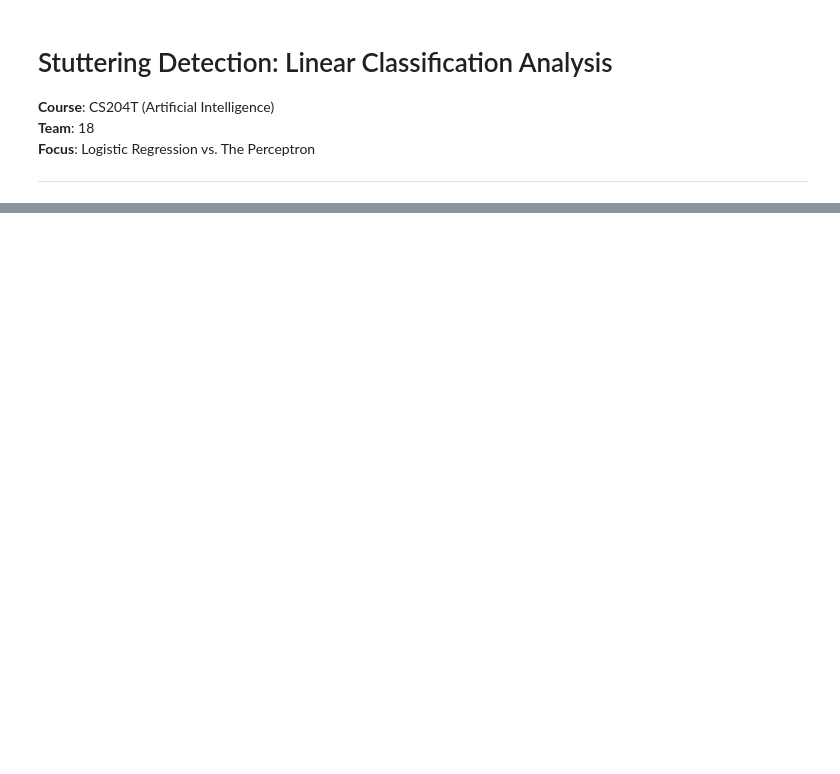
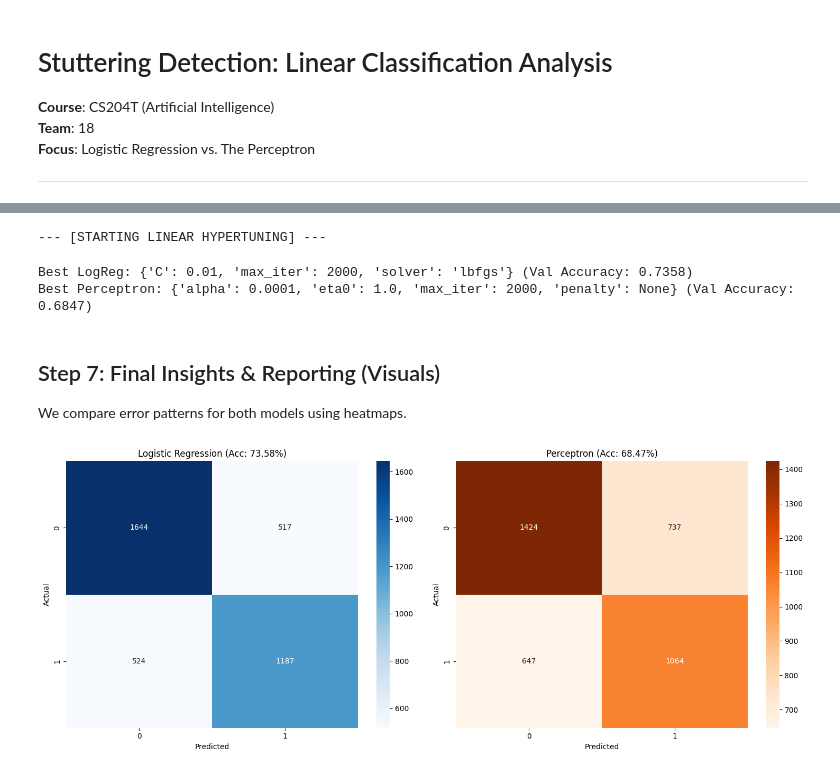
Before and after one commit to Photon-139/Stuttering-Detection-Term-Project, a Jupyter notebook: Linear_Models_Deep_Dive.ipynb, the cells around one changed output, grey strips where cells are left out. Saved outputs shown, nothing was run; the diff lists cells and outputs as text; code cells hidden in the pictures; blank space fills up the shorter version.

Commit message:
LOT of changes, added hypertuning code in the notebooks and changed the data preparation pipeline a bit and seeing better results

```diff
--- a/Linear_Models_Deep_Dive.ipynb
+++ b/Linear_Models_Deep_Dive.ipynb
@@ -136,0 +139,53 @@ True: Stutter(1)     605             1106
+# %%
+print("--- [STARTING LINEAR HYPERTUNING] ---")
+
+# 1. Combine Train + Val and create split indices
+X_combined = np.vstack((X_train_final, X_val_final))
+y_combined = np.hstack((y_train_bal, y_val))
+test_fold = np.hstack((
+    np.full(len(X_train_final), -1), # -1 = training indices
+    np.full(len(X_val_final), 0)     # 0 = validation indices (the 'fold' to test on)
+))
+pds = PredefinedSplit(test_fold=test_fold)
+
+# 2. Tune Logistic Regression
+log_grid = {'C': [0.01, 0.1, 1, 10, 100], 'solver': ['lbfgs', 'saga'], 'max_iter': [2000]}
+gs_log = GridSearchCV(LogisticRegression(random_state=RANDOM_SEED), log_grid, cv=pds, scoring='accuracy', n_jobs=-1)
+gs_log.fit(X_combined, y_combined)
+print(f"Best LogReg: {gs_log.best_params_} (Val Accuracy: {gs_log.best_score_:.4f})")
+
+# 3. Tune Perceptron
+perc_grid = {'eta0': [0.001, 0.01, 0.1, 1.0], 'penalty': ['l2', 'l1', None], 'alpha': [1e-4, 1e-3, 0.01], 'max_iter': [2000]}
+gs_perc = GridSearchCV(Perceptron(random_state=RANDOM_SEED), perc_grid, cv=pds, scoring='accuracy', n_jobs=-1)
+gs_perc.fit(X_combined, y_combined)
+print(f"Best Perceptron: {gs_perc.best_params_} (Val Accuracy: {gs_perc.best_score_:.4f})")
+# %% [output]
+--- [STARTING LINEAR HYPERTUNING] ---
+Best LogReg: {'C': 0.01, 'max_iter': 2000, 'solver': 'lbfgs'} (Val Accuracy: 0.7358)
+Best Perceptron: {'alpha': 0.0001, 'eta0': 1.0, 'max_iter': 2000, 'penalty': None} (Val Accuracy: 0.6847)
+# %% [markdown]
+## Step 7: Final Insights & Reporting (Visuals)
+We compare error patterns for both models using heatmaps.
+# %%
+from sklearn.metrics import confusion_matrix
+
+fig, axes = plt.subplots(1, 2, figsize=(15, 6))
+
+# LogReg CM
+cm_log = confusion_matrix(y_test, gs_log.best_estimator_.predict(X_test_final))
+sns.heatmap(cm_log, annot=True, fmt='d', cmap='Blues', ax=axes[0])
+axes[0].set_title(f"Logistic Regression (Acc: {gs_log.best_score_:.2%})")
+axes[0].set_xlabel("Predicted")
+axes[0].set_ylabel("Actual")
+
+# Perceptron CM
+cm_perc = confusion_matrix(y_test, gs_perc.best_estimator_.predict(X_test_final))
+sns.heatmap(cm_perc, annot=True, fmt='d', cmap='Oranges', ax=axes[1])
+axes[1].set_title(f"Perceptron (Acc: {gs_perc.best_score_:.2%})")
+axes[1].set_xlabel("Predicted")
+axes[1].set_ylabel("Actual")
+
+plt.tight_layout()
+plt.show()
+# %% [output]
+[figure, added]
```
Also changed, not shown: parts of 15 cells of this notebook, 28 other files.
